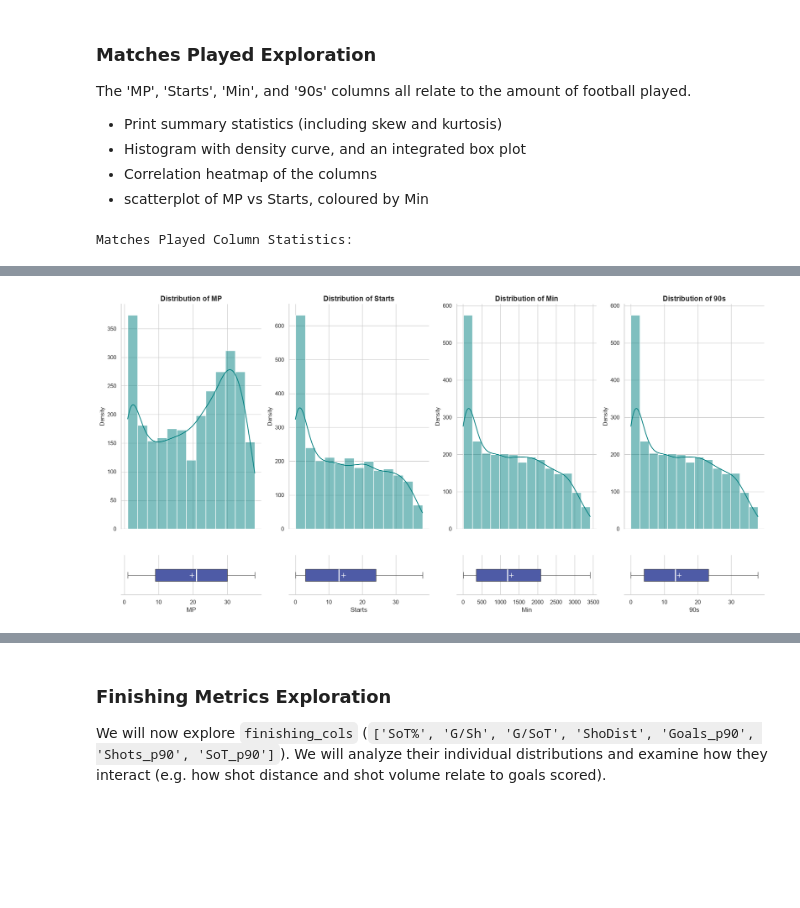
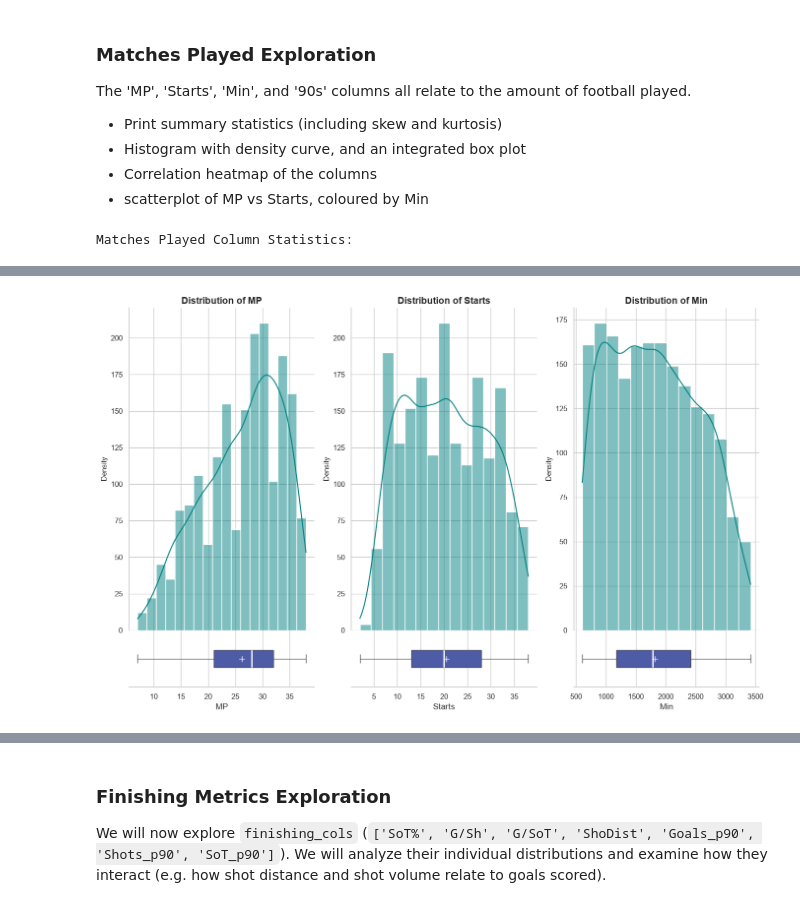
Before and after one commit to Scott-Trowers/player-architects, a Jupyter notebook: notebooks/season2122_eda.ipynb, the cells around one changed output, grey strips where cells are left out. Saved outputs shown, nothing was run; the diff lists cells and outputs as text; code cells hidden in the pictures; blank space fills up the shorter version.

Commit message:
feat: applies minimum minutes played restriction, and explores finishing metrics

```diff
--- a/notebooks/season2122_eda.ipynb
+++ b/notebooks/season2122_eda.ipynb
@@ -841 +853,3 @@ player_data_p90.head()
+# %%
+player_data_p90 = player_data_p90[player_data_p90.Min >= 600].copy()
 # %% [markdown]
@@ -872,10 +884,11 @@ The 'MP', 'Starts', 'Min', and '90s' columns all relate to the amount of footbal
 - Correlation heatmap of the columns
 - scatterplot of MP vs Starts, coloured by Min
 # %%
-# Create a avg_minutes_per_match column
+# Create an avg_minutes_per_match column
 player_data_p90['avg_minutes_per_match'] = player_data_p90.Min / player_data_p90.MP
 
-matches_played_cols.append('avg_minutes_per_match')
+# Explicitly define the base columns and append to avoid duplicate appends when running multiple times
+matches_played_cols = ['MP', 'Starts', 'Min', '90s', 'avg_minutes_per_match']
 
 # 1. Summary Statistics for Matches Played
 print("Matches Played Column Statistics:")
@@ -884,42 +897,50 @@ display(player_data_p90[matches_played_cols].describe())
 # Check skewness and kurtosis
 print("\nSkewness and Kurtosis:")
 for col in matches_played_cols:
-    print(f"{col:10} - Skewness: {player_data_p90[col].skew():.2f}, Kurtosis: {player_data_p90[col].kurt():.2f}")
+    print(f"{col:22} - Skewness: {player_data_p90[col].skew():.2f}, Kurtosis: {player_data_p90[col].kurt():.2f}")
 
 
 # 1. Individual Distributions: Histogram with density curve on top, Box plot directly underneath (floating, shared X-axis)
-fig, axes = plt.subplots(2, 4, figsize=(22, 10), sharex='col', gridspec_kw={'height_ratios': (0.85, 0.15)})
+# Split matches played columns into chunks of max 3 per row (row of 3 and row of 2)
+chunks = [matches_played_cols[i:i + 3] for i in range(0, len(matches_played_cols), 3)]
 
-for i, col in enumerate(matches_played_cols):
-    # Top Row: Histogram with KDE
-    ax_hist = axes[0, i]
-    sns.histplot(data=player_data_p90, x=col, kde=True, color='teal', ax=ax_hist)
+for chunk_idx, chunk in enumerate(chunks):
+    n_cols = len(chunk)
+    # Scale figure width to keep individual subplot aspect ratios consistent
+    fig_width = n_cols * 5.5
+    fig, axes = plt.subplots(2, n_cols, figsize=(fig_width, 10), sharex='col', gridspec_kw={'height_ratios': (0.85, 0.15)})
 
-    ax_hist.set_title(f'Distribution of {col}', fontsize=14, fontweight='bold')
-    ax_hist.set_ylabel('Density', fontsize=11)
-    ax_hist.tick_params(labelbottom=False)
-    sns.despine(ax=ax_hist, top=True, right=True, bottom=True)
+    # Ensure axes is treated as 2D array of shape (2, n_cols)
+    for i, col in enumerate(chunk):
+        # Top Row: Histogram with KDE
+        ax_hist = axes[0, i]
+        sns.histplot(data=player_data_p90, x=col, kde=True, color='teal', ax=ax_hist)
 
-    # Bottom Row: Box plot directly underneath sharing the same X-axis
-    ax_box = axes[1, i]
-    sns.boxplot(
-        data=player_data_p90,
-        x=col,
-        color='#3F51B5',
-        width=0.3,
-        ax=ax_box,
-        showmeans=True,
-        meanprops={"marker": "+", "markeredgecolor": "white", "markerfacecolor": "white", "markersize": 8},
-        medianprops={"color": "white", "linewidth": 2},
-        fliersize=2
-    )
-    ax_box.set_xlabel(col, fontsize=12)
-    ax_box.yaxis.set_visible(False)  # Hide the y-axis entirely for the box plot subplot
-    sns.despine(ax=ax_box, left=True, top=True, right=True, bottom=False)
+        ax_hist.set_title(f'Distribution of {col}', fontsize=14, fontweight='bold')
+        ax_hist.set_ylabel('Density', fontsize=11)
+        ax_hist.tick_params(labelbottom=False)
+        sns.despine(ax=ax_hist, top=True, right=True, bottom=True)
 
-# Adjust subplot parameters to stack the plots with zero vertical spacing
-fig.subplots_adjust(hspace=0.0)
-plt.show()
+        # Bottom Row: Box plot directly underneath sharing the same X-axis
+        ax_box = axes[1, i]
+        sns.boxplot(
+            data=player_data_p90,
+            x=col,
+            color='#3F51B5',
+            width=0.3,
+            ax=ax_box,
+            showmeans=True,
+            meanprops={"marker": "+", "markeredgecolor": "white", "markerfacecolor": "white", "markersize": 8},
+            medianprops={"color": "white", "linewidth": 2},
+            fliersize=2
+        )
+        ax_box.set_xlabel(col, fontsize=12)
+        ax_box.yaxis.set_visible(False)  # Hide the y-axis entirely for the box plot subplot
+        sns.despine(ax=ax_box, left=True, top=True, right=True, bottom=False)
+
+    # Adjust subplot parameters to stack the plots with zero vertical spacing
+    fig.subplots_adjust(hspace=0.0)
+    plt.show()
 
 # 2. Correlation heatmap of the matches_played_cols
 plt.figure(figsize=(8, 6))
@@ -972,7 +993,7 @@ plt.tight_layout()
 plt.show()
 
 # 4. Horizontal Lollipop Chart: Top 10 players with the lowest Starts/MP ratio (Super-subs)
-# To avoid fringe players with only 1 or 2 sub appearances, we filter for a minimum of 15 matches played (MP)
+# To avoid fringe players with only 1 or 2 sub appearances, we filter for a minimum of 10 matches played (MP)
 active_players = player_data_p90[player_data_p90['MP'] >= 15].copy()
 active_players['Starts_MP_Ratio'] = active_players['Starts'] / active_players['MP']
 
@@ -989,7 +1010,7 @@ plt.axvline(x=0, color='grey', linestyle='-', linewidth=0.8)
 plt.hlines(y=top_10_subs['Player'], xmin=0, xmax=top_10_subs['Starts_MP_Ratio'], color='grey', alpha=0.5, linewidth=2)
 
 # Draw crimson circles (lollipops)
-plt.scatter(x=top_10_subs['Starts_MP_Ratio'], y=top_10_subs['Player'], color='crimson', s=120, zorder=3)
+plt.scatter(x=top_10_subs['Starts_MP_Ratio'], y=top_10_subs['Player'], color='crimson', zorder=3, s=120)
 
 # Annotate each lollipop with its exact ratio value for absolute clarity
 for index, row in top_10_subs.iterrows():
@@ -999,7 +1020,7 @@ for index, row in top_10_subs.iterrows():
         s=f"{row['Starts_MP_Ratio']:.3f} ({int(row['Starts'])}/{int(row['MP'])})",
         va='center',
         fontsize=10,
-        fontweight='semibold'
+        fontweight='bold'
     )
 
 plt.title('Top 10 Players with the Lowest Starts/MP Ratio (Min 15 Appearances)', fontsize=14, fontweight='bold')
@@ -1030 +1050 @@ IndexError: index 4 is out of bounds for axis 1 with size 4
-[figure, old version]
+[figure, new version]
```
Also changed, not shown: parts of 7 cells of this notebook.
